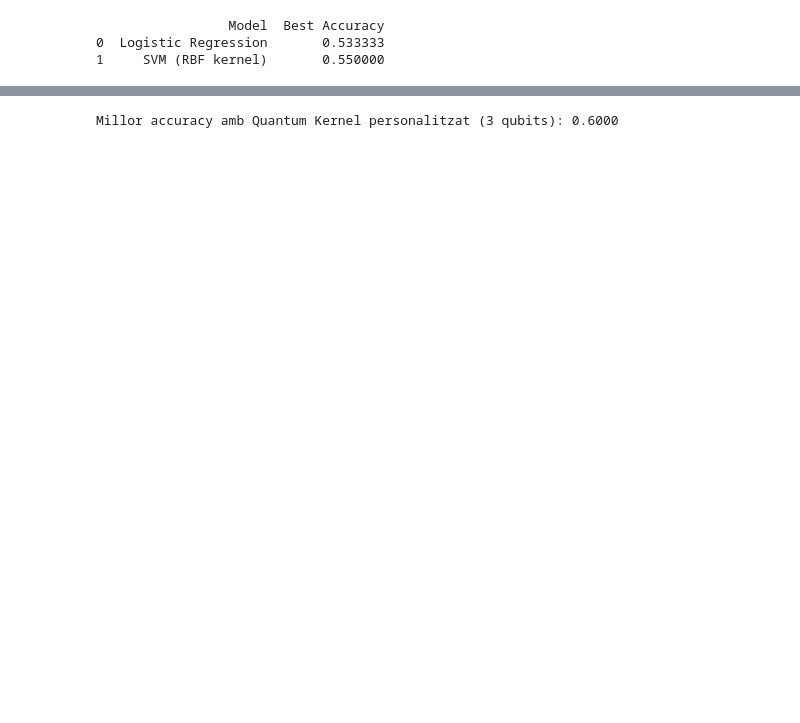
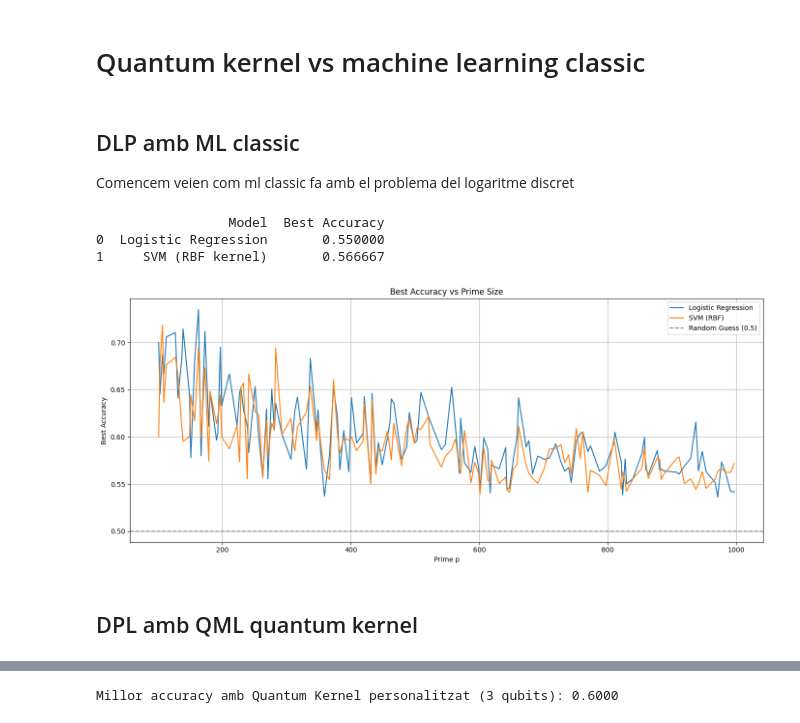
Before and after one commit to MinusOdin/qml_tfg, a Jupyter notebook: mlvsqml.ipynb, the cells around one changed output, grey strips where cells are left out. Saved outputs shown, nothing was run; the diff lists cells and outputs as text; code cells hidden in the pictures; blank space fills up the shorter version.

```diff
--- a/mlvsqml.ipynb
+++ b/mlvsqml.ipynb
@@ -1,3 +1,8 @@
+# %% [markdown]
+# Quantum kernel vs machine learning classic
+# %% [markdown]
+## DLP amb ML classic
+Comencem veien com ml classic fa amb el problema del logaritme discret
 # %%
 # Reexecutem després del reset
 import numpy as np
@@ -32,8 +37,8 @@ def generate_dataset(p, g):
 # ----------------------
 # BUCLE D'ITERACIONS
 # ----------------------
-p = 199
-g = 3
+p = 599
+g = 7
 n_iter = 20
 
 best_acc_lr = 0
@@ -41,7 +46,10 @@ best_acc_svm = 0
 
 for _ in range(n_iter):
     X, y = generate_dataset(p, g)
-    X_train, X_test, y_train, y_test = train_test_split(X, y, test_size=0.3, random_state=42)
+    perm = np.random.permutation(len(X))
+    X_scrambled = X[perm]
+    y_scrambled = y[perm]
+    X_train, X_test, y_train, y_test = train_test_split(X_scrambled, y_scrambled, test_size=0.3, random_state=42)
 
     clf_lr = LogisticRegression().fit(X_train, y_train)
     acc_lr = accuracy_score(y_test, clf_lr.predict(X_test))
@@ -62,5 +70,5 @@ results_df = pd.DataFrame({
 print(results_df)
 # %% [output]
                  Model  Best Accuracy
-0  Logistic Regression       0.533333
-1     SVM (RBF kernel)       0.550000
+0  Logistic Regression       0.550000
+1     SVM (RBF kernel)       0.566667
@@ -66,0 +112,17 @@ print(results_df)
+# %%
+# Gràfic millor format amb línia de referència a y = 0.5 i eix X més allargat
+plt.figure(figsize=(14, 6))
+plt.plot(results_df_best['Prime p'], results_df_best['Best LR Accuracy'], label='Logistic Regression')
+plt.plot(results_df_best['Prime p'], results_df_best['Best SVM Accuracy'], label='SVM (RBF)')
+plt.axhline(y=0.5, color='gray', linestyle='--', label='Random Guess (0.5)')
+plt.xlabel('Prime p')
+plt.ylabel('Best Accuracy')
+plt.title('Best Accuracy vs Prime Size')
+plt.legend()
+plt.grid(True)
+plt.tight_layout()
+plt.show()
+# %% [output]
+[figure, added]
+# %% [markdown]
+## DPL amb QML quantum kernel
```
Also changed, not shown: parts of 14 cells of this notebook.
